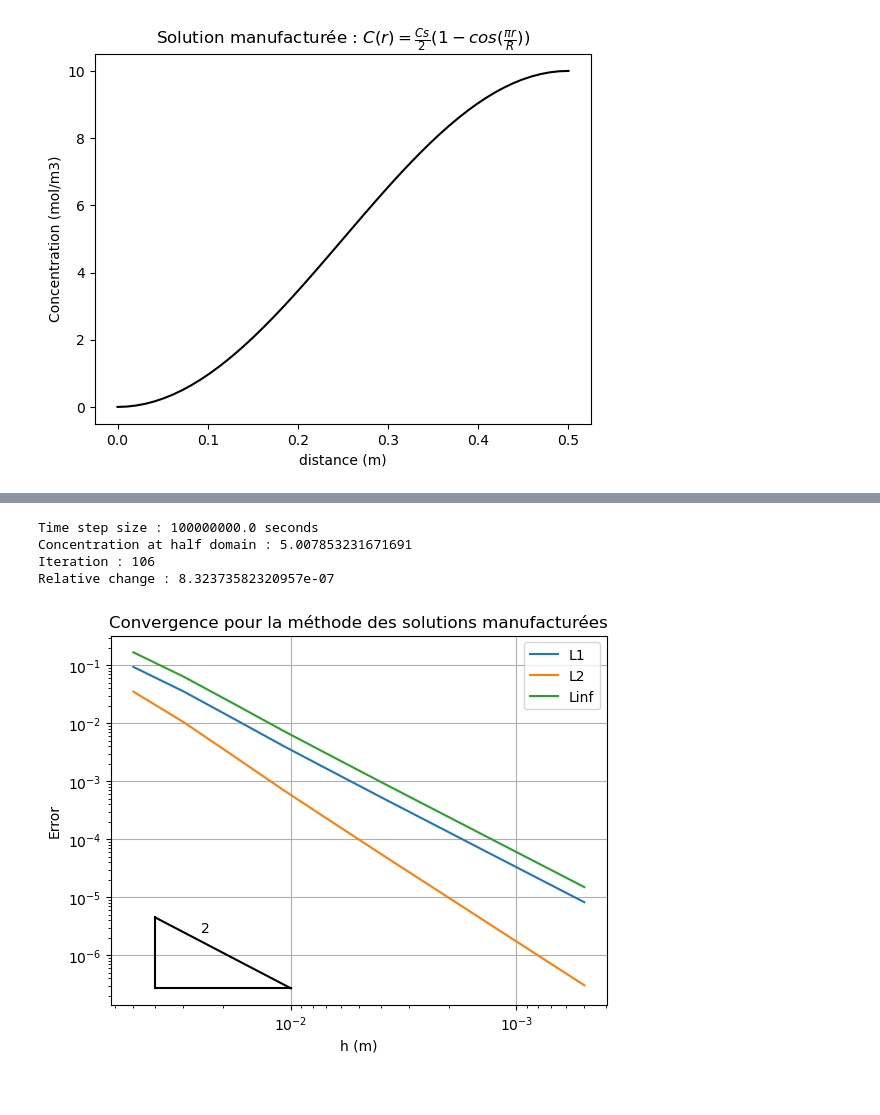
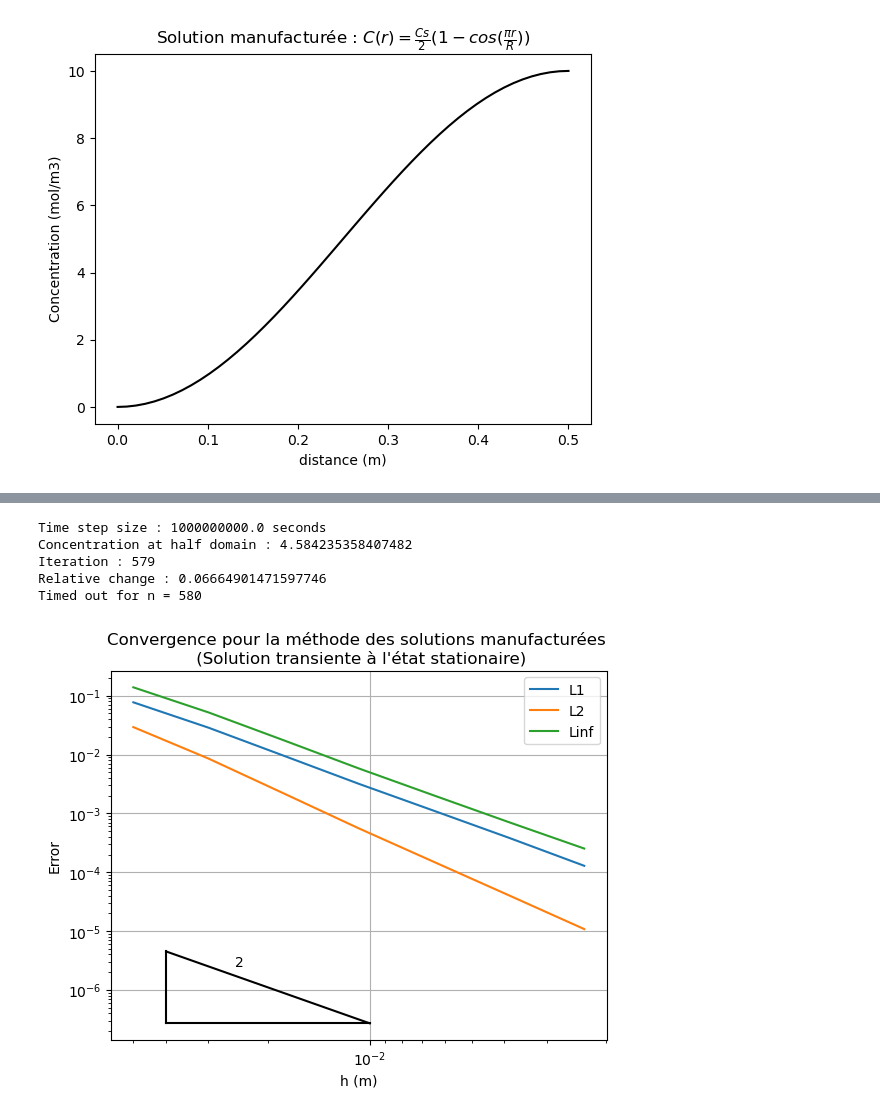
Before and after one commit to olivecha/MEC8211, a Jupyter notebook: devoir2/scratch.ipynb, the cells around one changed output, grey strips where cells are left out. Saved outputs shown, nothing was run; the diff lists cells and outputs as text; code cells hidden in the pictures.

```diff
--- a/devoir2/scratch.ipynb
+++ b/devoir2/scratch.ipynb
@@ -135,0 +167,16 @@ Linf : 2.0434080577059994 0.846144020634096
+# %%
+def mms_source_time(r, t):
+    De = 1e-10
+    Cs = 10.0
+    R = 0.5
+    r = np.max([r, np.ones_like(r)*1e-20], axis=0)
+    t = np.max([t, np.ones_like(t)*1e-20], axis=0)
+    T1 = - De*(np.pi**2*Cs*np.cos(np.pi*r/R)/(2*R**2) + 4*r*np.log(t) - 2*(R - r)*np.log(t))
+    T2 = - De*(np.pi*Cs*np.sin(np.pi*r/R)/(2*R) + r**2*np.log(t) + 2*r*(-R + r)*np.log(t))/r
+    T3 = r**2*(-R + r)/t
+    return T1 + T2 + T3
+
+def mms_time(r, t):
+    Cs = 10.0
+    R = 0.5
+    return Cs*(1 - np.cos(np.pi*r/R))/2 + r**2*(-R + r)*np.log(t+1)
@@ -166,41 +237,40 @@ NLi = []
 problem_sizes = np.logspace(1, 3, 10)
 
 for n in problem_sizes:
-    NePro = ManufacturedSol(int(n), mms_source_cos)
-    Ci, Ri = NePro.solve_with_residual(verbose=True, max_solve_time=10.0, step_size=1e8, solve_tol=1e-9)
-    NL1.append(nL1(Ci, mms_cos(Ri)))
-    NL2.append(nL2(Ci, mms_cos(Ri)))
-    NLi.append(nLi(Ci, mms_cos(Ri)))
+    NePro = ManufacturedSol(int(n), mms_source_time)
+    Ci, Ri = NePro.solve_with_residual(verbose=True, max_solve_time=30.0, step_size=1e9, solve_tol=1e-9)
+    NL1.append(nL1(Ci, mms_time(Ri, NePro.t)))
+    NL2.append(nL2(Ci, mms_time(Ri, NePro.t)))
+    NLi.append(nLi(Ci, mms_time(Ri, NePro.t)))
 # %% [output]
-Time step size : 100000000.0 seconds
-Concentration at half domain : 5.007853231671691
-Iteration : 106
-Relative change : 8.32373582320957e-07
+Time step size : 1000000000.0 seconds
+Concentration at half domain : 4.584235358407482
+Iteration : 579
+Relative change : 0.06664901471597746
+Timed out for n = 580
 # %%
-plt.plot(0.5/problem_sizes, NL1, label='L1')
-plt.plot(0.5/problem_sizes, NL2, label='L2')
-plt.plot(0.5/problem_sizes, NLi, label='Linf')
+plt.plot(0.5/problem_sizes[:-3], NL1[:-3], label='L1')
+plt.plot(0.5/problem_sizes[:-3], NL2[:-3], label='L2')
+plt.plot(0.5/problem_sizes[:-3], NLi[:-3], label='Linf')
 
 
 plt.plot([0.04, 0.01], [4.5e-6, 2.7e-7], color='k')
 plt.plot([0.04, 0.04], [4.5e-6, 2.7e-7], color='k')
 plt.plot([0.04, 0.01], [2.7e-7, 2.7e-7], color='k')
 plt.annotate('2', (0.025, 2.5e-6))
 
-slopes = []
-errors = {'L1':NL1, 'L2':NL2, 'Linf':NLi}
 
 ax = plt.gca()
 ax.invert_xaxis()
 ax.set_xlabel('h (m)')
 ax.set_ylabel('Error')
 ax.legend()
 ax.set_xscale('log')
 ax.set_yscale('log')
-ax.set_title('Convergence pour la méthode des solutions manufacturées')
+ax.set_title('Convergence pour la méthode des solutions manufacturées \n (Solution transiente à l\'état stationaire)')
 ax.grid()
 # %% [output]
-[figure, old version]
+[figure, new version]
 # %%
 errors = {'L1   :':NL1, 'L2   :':NL2, 'Linf :':NLi}
 
```
Also changed, not shown: parts of 7 cells of this notebook.
